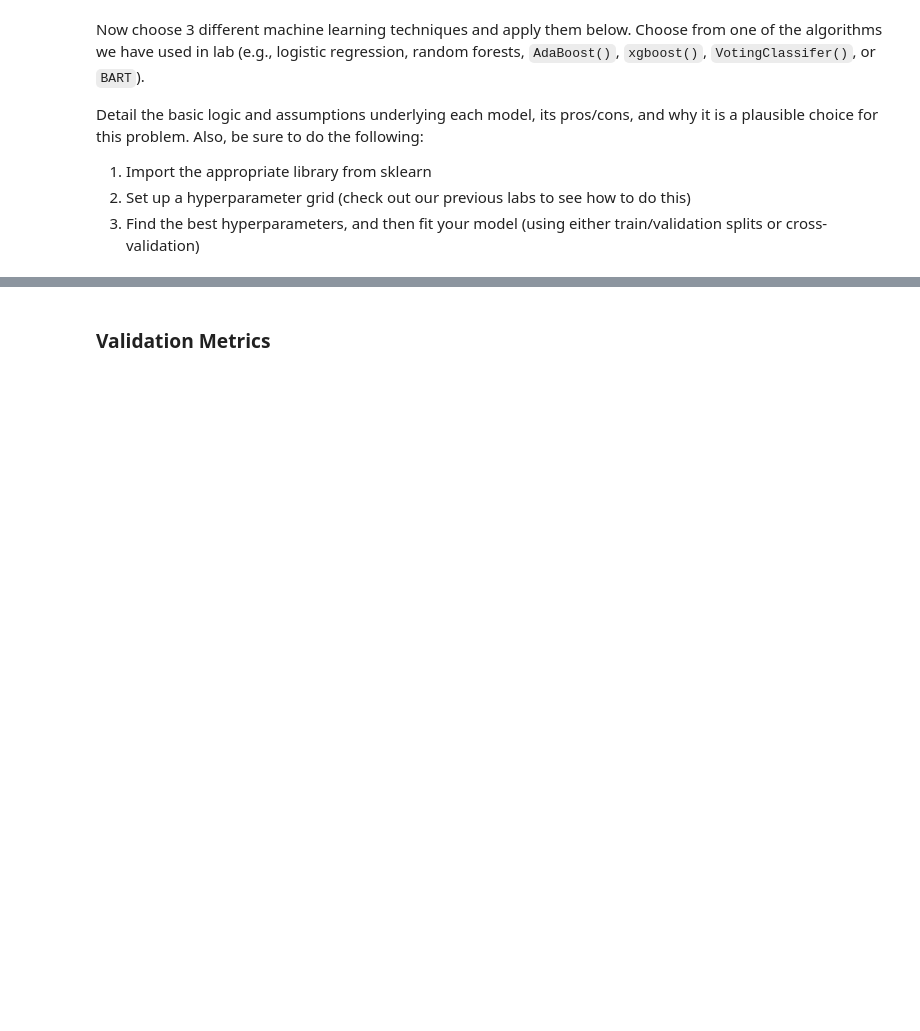
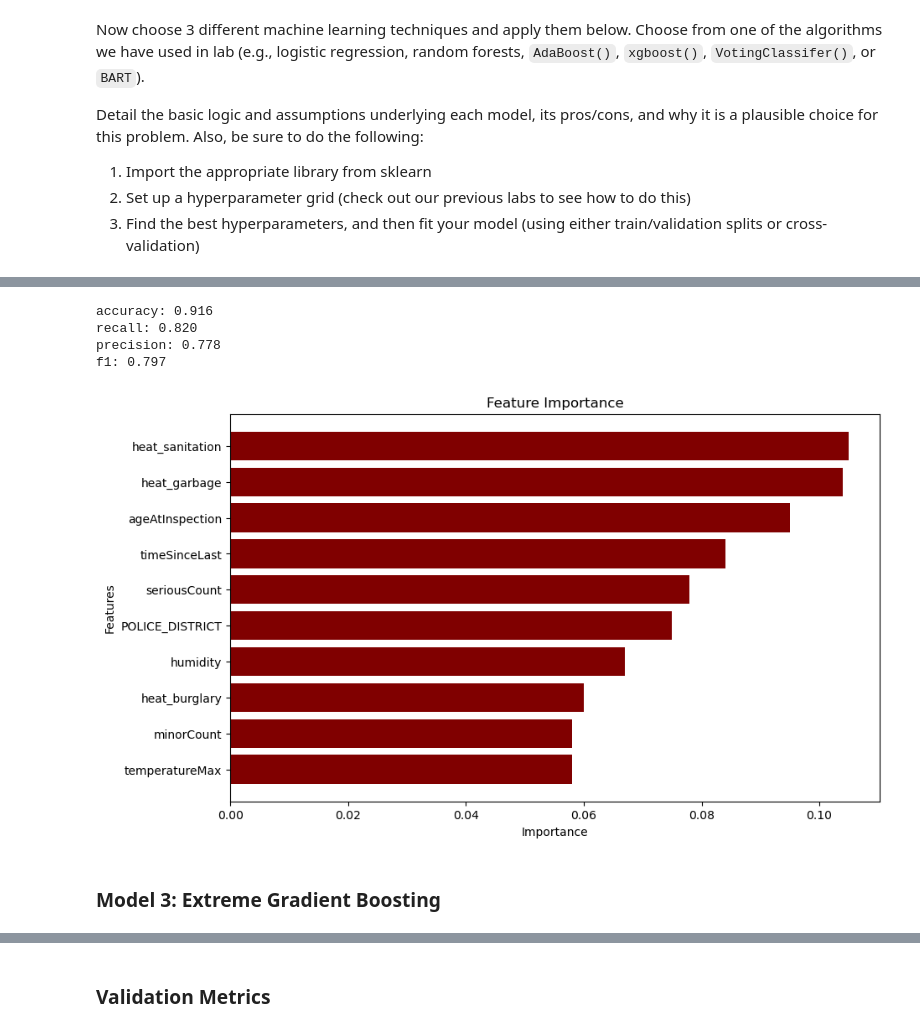
Before and after one commit to ct-brown/Computational-Social-Science-Projects, a Jupyter notebook: Project-3/Project 3 Students.ipynb, the cells around one changed output, grey strips where cells are left out. Saved outputs shown, nothing was run; the diff lists cells and outputs as text; code cells hidden in the pictures; blank space fills up the shorter version.

```diff
--- a/Project-3/Project 3 Students.ipynb
+++ b/Project-3/Project 3 Students.ipynb
@@ -247,0 +402,69 @@ scoring = {
+# %%
+# initialize an adaptive boosting classifer
+
+ada_classifier = AdaBoostClassifier(n_estimators = 100,
+                                   random_state = 123)
+
+# calculate accuracy using cross validation
+
+ada_scores = cross_validate(ada_classifier,
+                            X,
+                            y.ravel(),
+                            cv = 10,
+                            return_estimator = True,
+                            scoring = scoring)
+
+# print the results for accuracy, recall, precision, and F1 score
+for metric in ['test_accuracy', 'test_recall', 'test_precision', 'test_f1']:
+    scores = ada_scores[metric]
+    print(f"{metric[5:]}: {scores.mean():.3f}")
+# %% [output]
+accuracy: 0.916
+recall: 0.820
+precision: 0.778
+f1: 0.797
+# %%
+# feature importance
+
+# initialize an array to hold the feature importances
+importances_ada = np.zeros(X.shape[1])
+
+# average the feature importances over the folds
+for estimator in ada_scores['estimator']:
+    importances_ada += estimator.feature_importances_
+
+# divide by the number of folds
+importances_ada /= 10
+
+# create a DataFrame for visualization
+feature_importance_ada = pd.DataFrame({'feature': X.columns,
+                                   'importance': importances_ada})
+
+# sort the features by importance
+feature_importance_ada = feature_importance_ada.sort_values('importance', ascending=False)
+
+# take the top 10 features
+feature_importance_ada = feature_importance_ada.head(10)
+
+# Plot the feature importances
+plt.figure(figsize=(10, 6))
+
+# horizontal bar plot
+plt.barh(feature_importance_ada['feature'],
+         feature_importance_ada['importance'],
+         color='maroon',
+         align='center')
+
+# labels
+plt.xlabel('Importance')
+plt.ylabel('Features')
+plt.title('Feature Importance')
+
+# gca stands for "get current axis", which allows you to modify the properties of the axes.
+# and then inverts the y-axis, meaning that the values that were at the bottom will now be at the top, and vice versa.
+plt.gca().invert_yaxis()
+plt.show()
+# %% [output]
+[figure, added]
+# %% [markdown]
+### Model 3: Extreme Gradient Boosting
```
Also changed, not shown: parts of 63 cells of this notebook.
